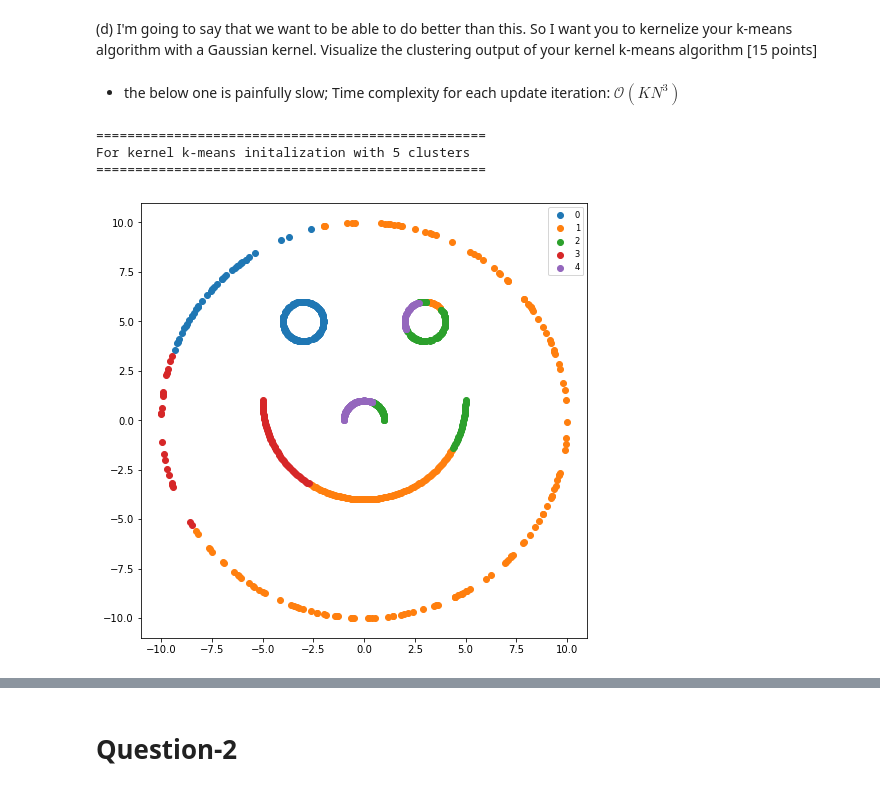
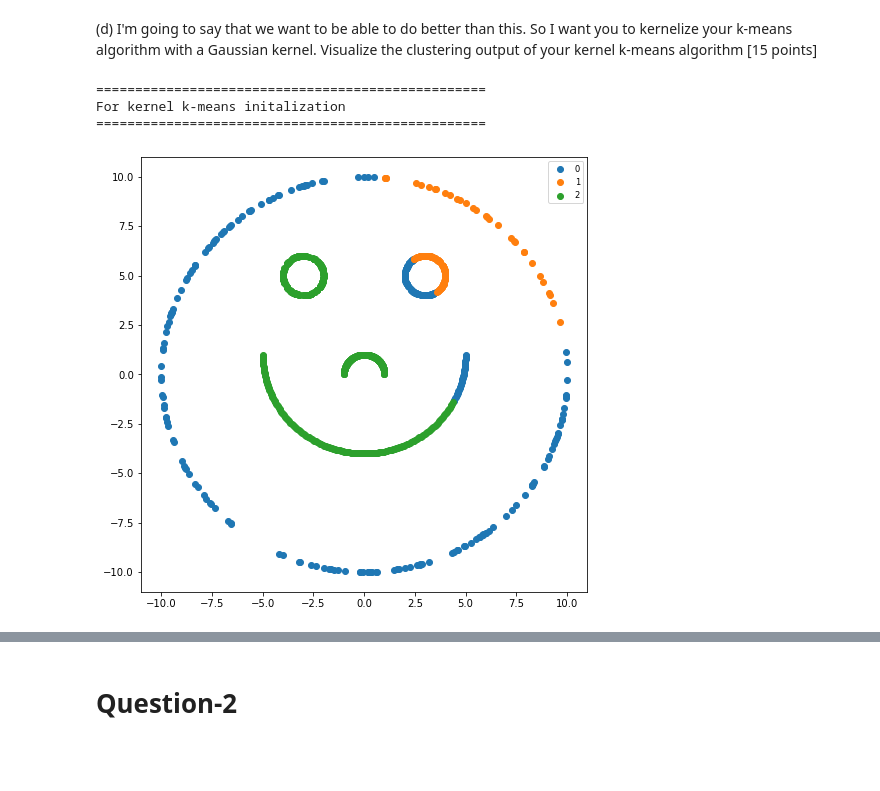
Before and after one commit to sunil-dhaka/ml-course-work, a Jupyter notebook: assign4.ipynb, the cells around one changed output, grey strips where cells are left out. Saved outputs shown, nothing was run; the diff lists cells and outputs as text; code cells hidden in the pictures; blank space fills up the shorter version.

Commit message:
final cleaned up version of kernel-kmenas and EM algo clustering

```diff
--- a/assign4.ipynb
+++ b/assign4.ipynb
@@ -338,8 +331,6 @@ Text(0.5, 1.0, 'K-means++ init')
 ## Part-(d)
 # %% [markdown]
 (d) I'm going to say that we want to be able to do better than this. So I want you to kernelize your k-means algorithm with a Gaussian kernel. Visualize the clustering output of your kernel k-means algorithm [15 points]
-# %% [markdown]
-- the below one is painfully slow; Time complexity for each update iteration: $\mathcal{O}(KN^3)$
 # %%
 LAMBDA=1.0
 
@@ -363,15 +354,50 @@ def get_kernel_KMeans_clusters(X,n_cluster=5,init_style='k-means',n_iter=1000):
     '''
     # cluster centers are chosen to be K of the data points themselves #
     if init_style=='k-means':
-
         # this method simply chooses random n_cluster points from permuatated index
         init_centroids_index=rnd.permutation(n_points)[:n_cluster]
         init_centroids=np.zeros((n_cluster,n_points))
         init_centroids[ np.arange(n_cluster), init_centroids_index ] = 1
         init_centroids / np.sum( init_centroids, axis = 1 )[:,np.newaxis]
+        #====================================================
+    # k-means++ implementation
+    elif init_style=='k-means++':
+        # in this we choose centroids that are more representative of the sample points
+        # empty array and list
+        init_centroids=np.empty((n_cluster, n_dim))
+        init_centroids_index=list()
 
+        init_centroids_index.append(rnd.randint(n_points))
+        init_centroids[0,:]=X[init_centroids_index[-1],:]
+
+        for i in range(1,n_cluster):
+
+            tmp=np.empty((n_points,i))
+            for j in range(i):
+                tmp[:,j]=np.sum(np.sqrt((X-init_centroids[j,:])**2),axis=1)
+
+            tmp_min=np.min(tmp,axis=1) # min(D(X)) for each unselected point
+
+            # convert them into probabilities
+            tmp_prob=tmp_min/np.sum(tmp_min)
+
+            # to be safe for repeating centroids
+            tmp_prob[tmp_prob < 1e-8] = 0
+
+            # possible index values
+            values=list(range(0,1000))
+            # choose an index randomly based on probability
+            next_centriod= np.random.choice(a=values, size=1, p=tmp_prob)[0]
+            # add next centroid to the list and empty array
+            init_centroids_index.append(next_centriod)
+            init_centroids[i]=X[init_centroids_index[-1]]
+        init_centroids=np.zeros((n_cluster,n_points))
+        init_centroids[ np.arange(n_cluster), init_centroids_index ] = 1
+        init_centroids / np.sum( init_centroids, axis = 1 )[:,np.newaxis]
+    #====================================================
     elif init_style=='manual':
-        avg_point_per_class=n_points//n_cluster
+        # this one chooses points from each class that sir generated
+        avg_point_per_class=hilbert_X.shape[0]//n_cluster
         init_centroids_index=np.arange( n_cluster )*avg_point_per_class + rnd.randint( 0, avg_point_per_class - 1 )
         init_centroids=np.zeros((n_cluster,n_points))
         init_centroids[ np.arange(n_cluster), init_centroids_index ] = 1
@@ -440,20 +466,20 @@ def get_kernel_KMeans_clusters(X,n_cluster=5,init_style='k-means',n_iter=1000):
         return tmp_cluster_assign
 # %%
 print(''.center(50,'='))
-print('For kernel k-means initalization with 5 clusters')
+print('For kernel k-means initalization')
 print(''.center(50,'='))
 
-no_of_clusters=5
+no_of_clusters=3
 model=get_kernel_KMeans_clusters(X,n_cluster=no_of_clusters)
 fig = plt.figure( figsize = (8, 8) )
 plt.figure(fig.number)
 for cluster in range(no_of_clusters):
     label0 = X[model == cluster]
     plt.scatter(label0[:,0] , label0[:,1],label=cluster)
 plt.legend(fontsize='small')
 plt.show()
 # %% [output]
 ==================================================
-For kernel k-means initalization with 5 clusters
+For kernel k-means initalization
 ==================================================
-[figure, old version]
+[figure, new version]
```
Also changed, not shown: parts of 25 cells of this notebook.
